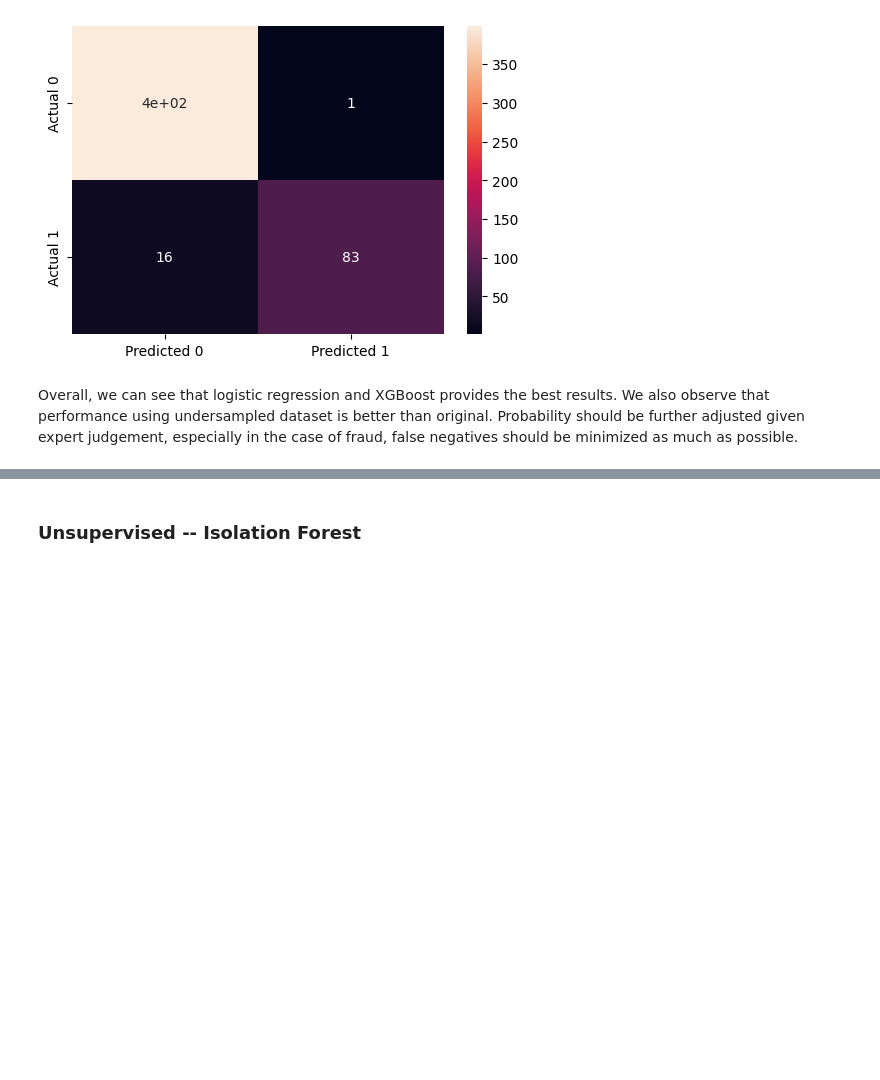
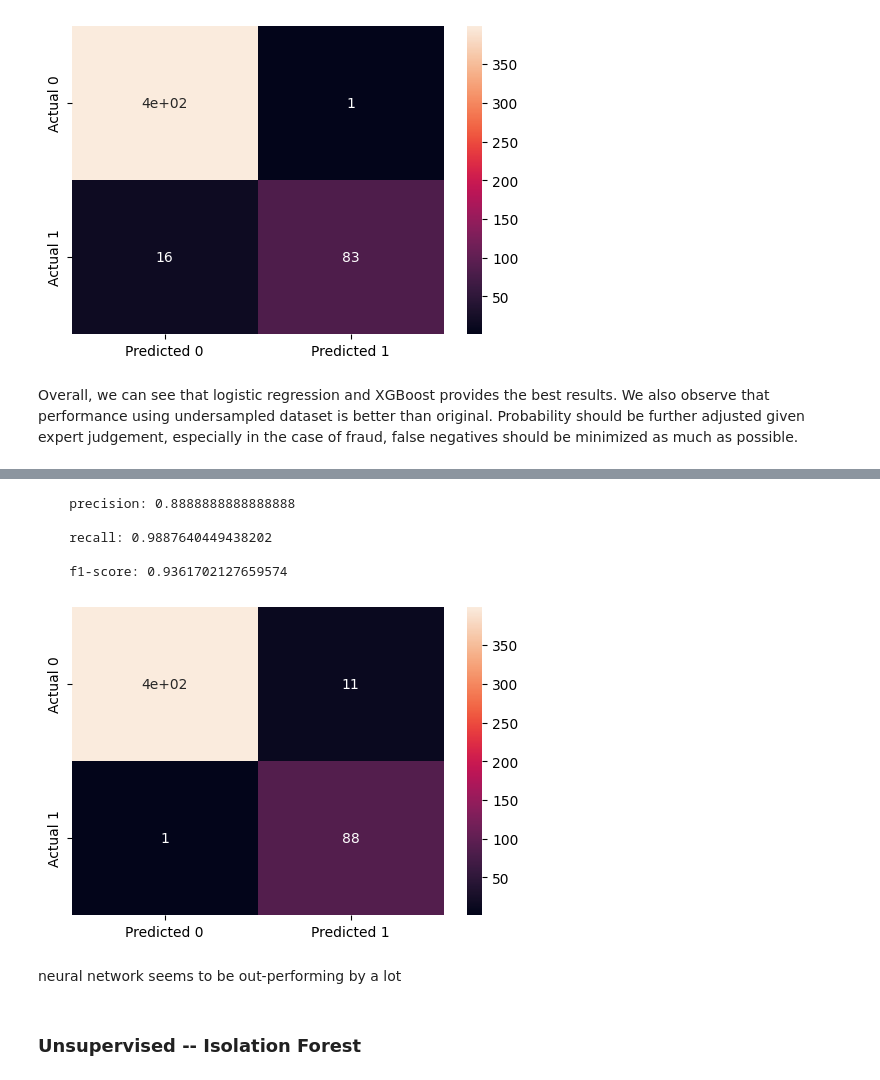
Before and after one commit to rachelyqd/credit-fraud-analysis-predict, a Jupyter notebook: credit-fraud.ipynb, the cells around one changed output, grey strips where cells are left out. Drawn from its saved outputs; the diff is of its cells as text; code cells hidden in the pictures; blank space fills up the shorter version.

```diff
--- a/credit-fraud.ipynb
+++ b/credit-fraud.ipynb
@@ -928,0 +1164,7 @@ Overall, we can see that logistic regression and XGBoost provides the best resul
+# %%
+input_size = X_train_u_norm.size(1)
+best_nn = NN(input_size=input_size, num_hidden_layers=2, num_neurons=[16, 10], dropout_prob=[0.20, 0.17])
+loss = nn.BCELoss()
+
+optimizer = torch.optim.Adam(best_nn.parameters(), lr=5.6e-3, betas=(0.94, 0.998))
+train_model(best_nn, 30, loss, optimizer)
@@ -929,3 +1175,16 @@ Overall, we can see that logistic regression and XGBoost provides the best resul
+# %%
+test_pred_best = torch.round(best_nn.forward(X_test_u_norm)).detach().numpy()
+#y_test_u = y_test_u.detach().numpy()
+get_perf_metrics(test_pred_best, y_test_u)
+# %% [output]
+    precision: 0.8888888888888888
+
+    recall: 0.9887640449438202
+
+    f1-score: 0.9361702127659574
+[figure, added]
+# %% [markdown]
+neural network seems to be out-performing by a lot
 # %% [markdown]
 ### Unsupervised -- Isolation Forest ###
 # %% [markdown]
```
Also changed, not shown: parts of 27 cells of this notebook.
